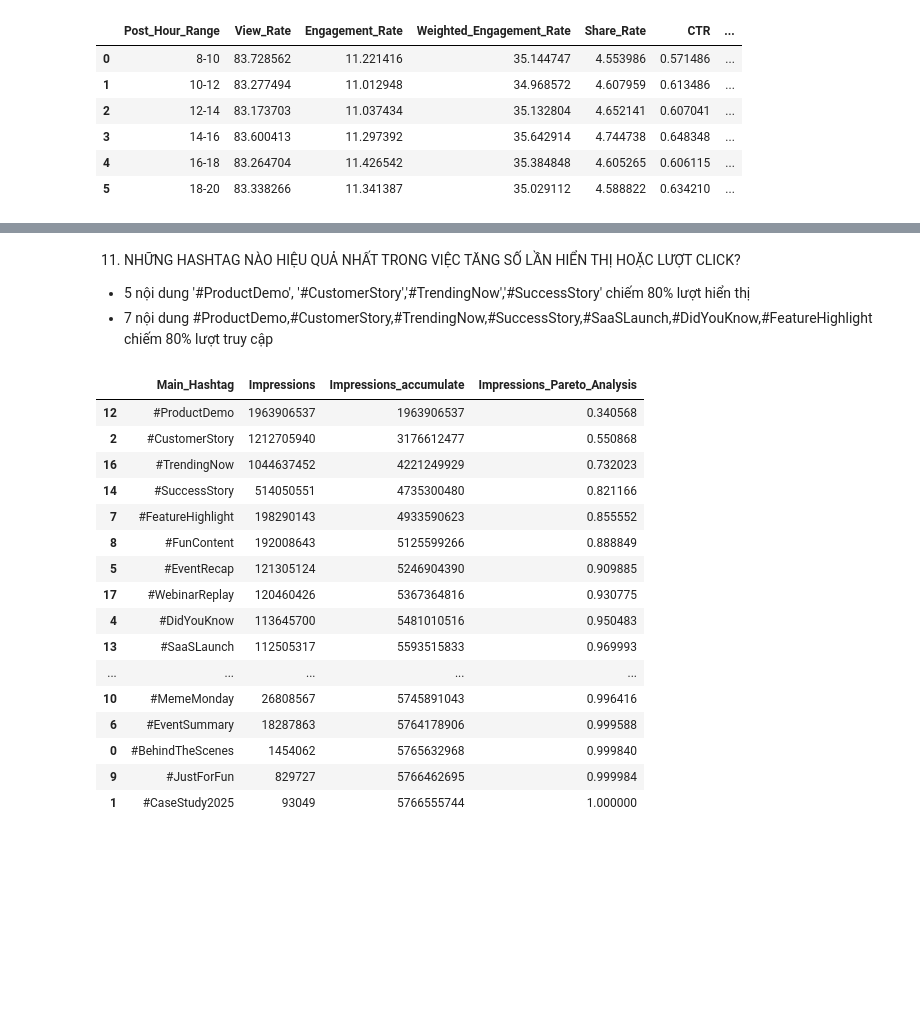
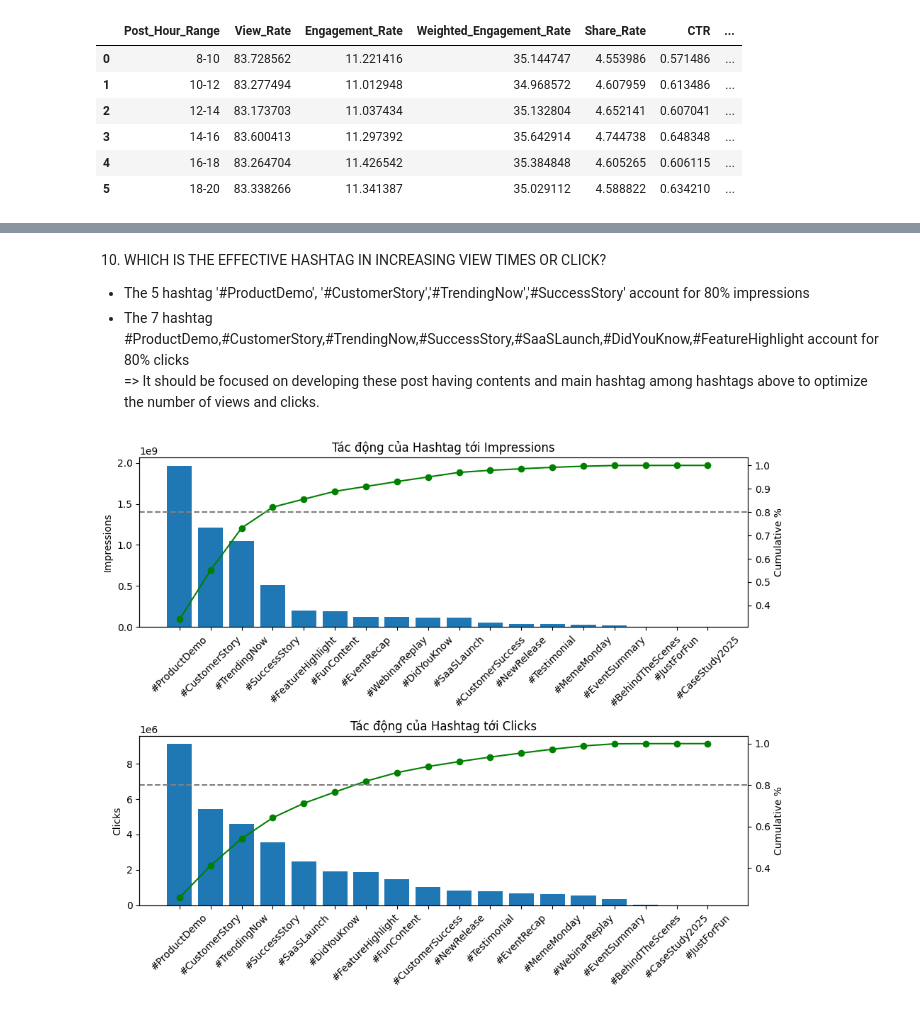
Before and after one commit to Phatpham260698/MARKETING-ANALYSIS---CONTENT-STRATEGY-OPTIMIZATION-USING-SOCIAL-MEDIA-DATA-, a Jupyter notebook: Marketing_Analysis.ipynb, the cells around one changed output, grey strips where cells are left out. Saved outputs shown, nothing was run; the diff lists cells and outputs as text; code cells hidden in the pictures; blank space fills up the shorter version.

```diff
--- a/Marketing_Analysis.ipynb
+++ b/Marketing_Analysis.ipynb
@@ -409,37 +499,64 @@ a[['Region','Engagement_Rate','Weighted_Engagement_Rate','CTR']]
 # %% [markdown]
-11. NHỮNG HASHTAG NÀO HIỆU QUẢ NHẤT TRONG VIỆC TĂNG SỐ LẦN HIỂN THỊ HOẶC LƯỢT CLICK?
-- 5 nội dung '#ProductDemo', '#CustomerStory','#TrendingNow','#SuccessStory' chiếm 80% lượt hiển thị
-- 7 nội dung #ProductDemo,#CustomerStory,#TrendingNow,#SuccessStory,#SaaSLaunch,#DidYouKnow,#FeatureHighlight chiếm 80% lượt truy cập
+10. WHICH IS THE EFFECTIVE HASHTAG IN INCREASING VIEW TIMES OR CLICK?
+- The 5 hashtag '#ProductDemo', '#CustomerStory','#TrendingNow','#SuccessStory' account for 80% impressions
+- The 7 hashtag #ProductDemo,#CustomerStory,#TrendingNow,#SuccessStory,#SaaSLaunch,#DidYouKnow,#FeatureHighlight account for 80% clicks
+=> It should be focused on developing these post having contents and main hashtag among hashtags above to optimize the number of views and clicks.
 # %%
 a = df_dataset.groupby(['Main_Hashtag']).agg({
     'Impressions' : 'sum'
 }).reset_index().sort_values(by='Impressions',ascending=False)
 
+b = df_dataset.groupby(['Main_Hashtag']).agg({
+    'Clicks':'sum'
+}).reset_index().sort_values(by='Clicks',ascending=False)
+
 #Sum Accumulate Impressions and Clicks
 a['Impressions_accumulate'] = a['Impressions'].cumsum()
 
+b['Clicks_accumulate'] = b['Clicks'].cumsum()
+
 #Scalar Impressions and Clicks
 Impressions_Scalar = int (a['Impressions'].sum())
+Clicks_Scalar = int (b['Clicks'].sum())
 
 #Pareto analysis
 a['Impressions_Pareto_Analysis'] = a['Impressions_accumulate']/Impressions_Scalar
-#Show
-a
+b['Clicks_Pareto_Analysis'] = b['Clicks_accumulate']/Clicks_Scalar
+
+#Plot
+fig, (ax1, ax2) = plt.subplots(2,1, figsize=(10,8))
+
+# ======================
+# IMPRESSIONS
+# ======================
+ax1.bar(a['Main_Hashtag'], a['Impressions'])
+ax1.set_ylabel('Impressions')
+ax1.set_title('Tác động của Hashtag tới Impressions')
+
+ax1_twin = ax1.twinx()
+ax1_twin.plot(a['Main_Hashtag'], a['Impressions_Pareto_Analysis'], marker='o', color='green')
+ax1_twin.set_ylabel('Cumulative %')
+ax1_twin.axhline(0.8, linestyle='--', color='gray')
+
+# rotate label ax1
+ax1.tick_params(axis='x', rotation=45)
+
+# ======================
+# CLICKS
+# ======================
+ax2.bar(b['Main_Hashtag'], b['Clicks'])
+ax2.set_ylabel('Clicks')
+ax2.set_title('Tác động của Hashtag tới Clicks')
+
+ax2_twin = ax2.twinx()
+ax2_twin.plot(b['Main_Hashtag'], b['Clicks_Pareto_Analysis'], marker='o', color='green')
+ax2_twin.set_ylabel('Cumulative %')
+ax2_twin.axhline(0.8, linestyle='--', color='gray')
+
+# rotate label ax2
+ax2.tick_params(axis='x', rotation=45)
+
+plt.tight_layout()
+plt.show()
 # %% [output]
-|  | Main_Hashtag | Impressions | Impressions_accumulate | Impressions_Pareto_Analysis |
-| 12 | #ProductDemo | 1963906537 | 1963906537 | 0.340568 |
-| 2 | #CustomerStory | 1212705940 | 3176612477 | 0.550868 |
-| 16 | #TrendingNow | 1044637452 | 4221249929 | 0.732023 |
-| 14 | #SuccessStory | 514050551 | 4735300480 | 0.821166 |
-| 7 | #FeatureHighlight | 198290143 | 4933590623 | 0.855552 |
-| 8 | #FunContent | 192008643 | 5125599266 | 0.888849 |
-| 5 | #EventRecap | 121305124 | 5246904390 | 0.909885 |
-| 17 | #WebinarReplay | 120460426 | 5367364816 | 0.930775 |
-| 4 | #DidYouKnow | 113645700 | 5481010516 | 0.950483 |
-| 13 | #SaaSLaunch | 112505317 | 5593515833 | 0.969993 |
-| ... | ... | ... | ... | ... |
-| 10 | #MemeMonday | 26808567 | 5745891043 | 0.996416 |
-| 6 | #EventSummary | 18287863 | 5764178906 | 0.999588 |
-| 0 | #BehindTheScenes | 1454062 | 5765632968 | 0.999840 |
-| 9 | #JustForFun | 829727 | 5766462695 | 0.999984 |
-| 1 | #CaseStudy2025 | 93049 | 5766555744 | 1.000000 |
+[figure, added]
```
Also changed, not shown: parts of 31 cells of this notebook.
